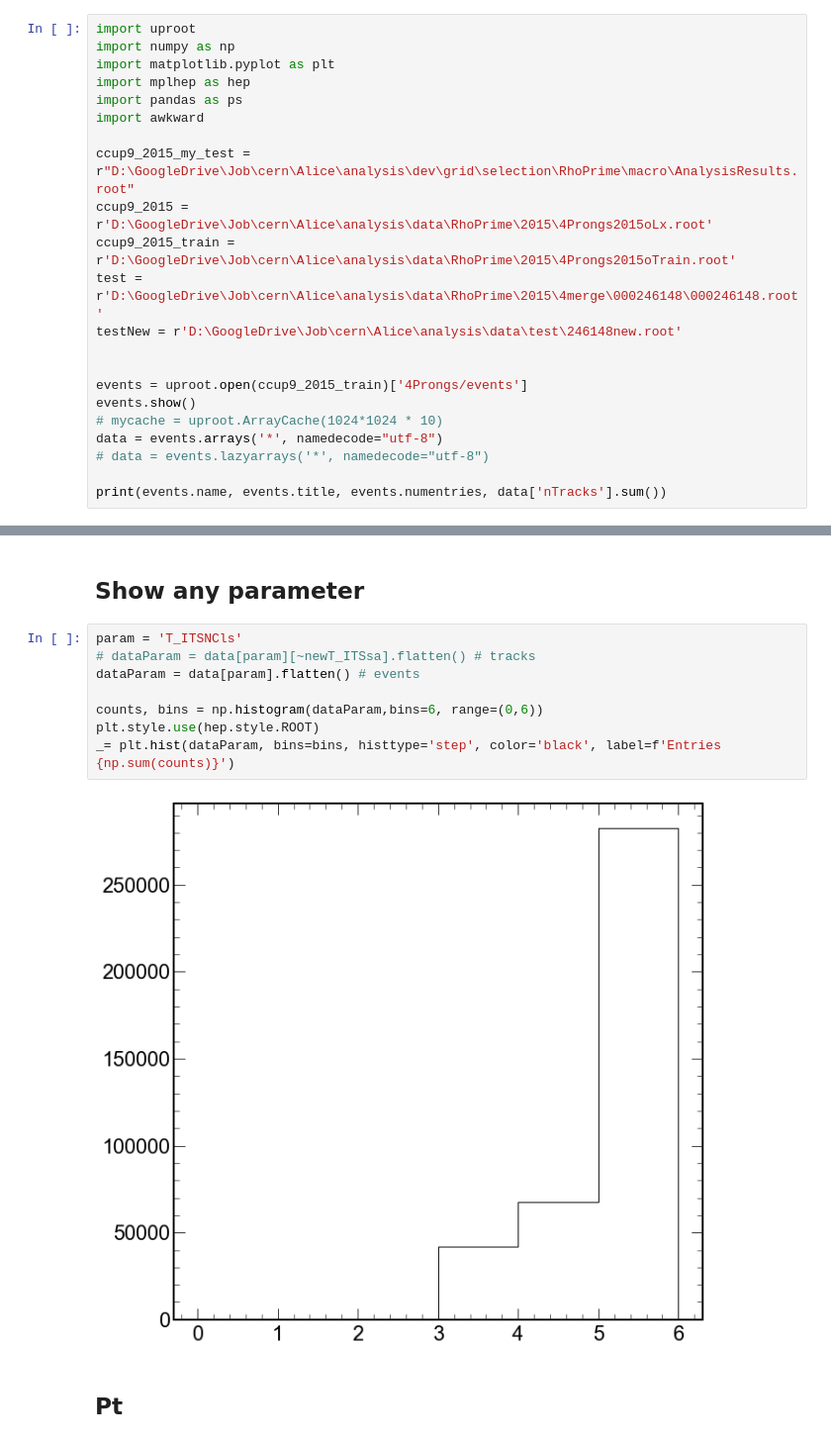
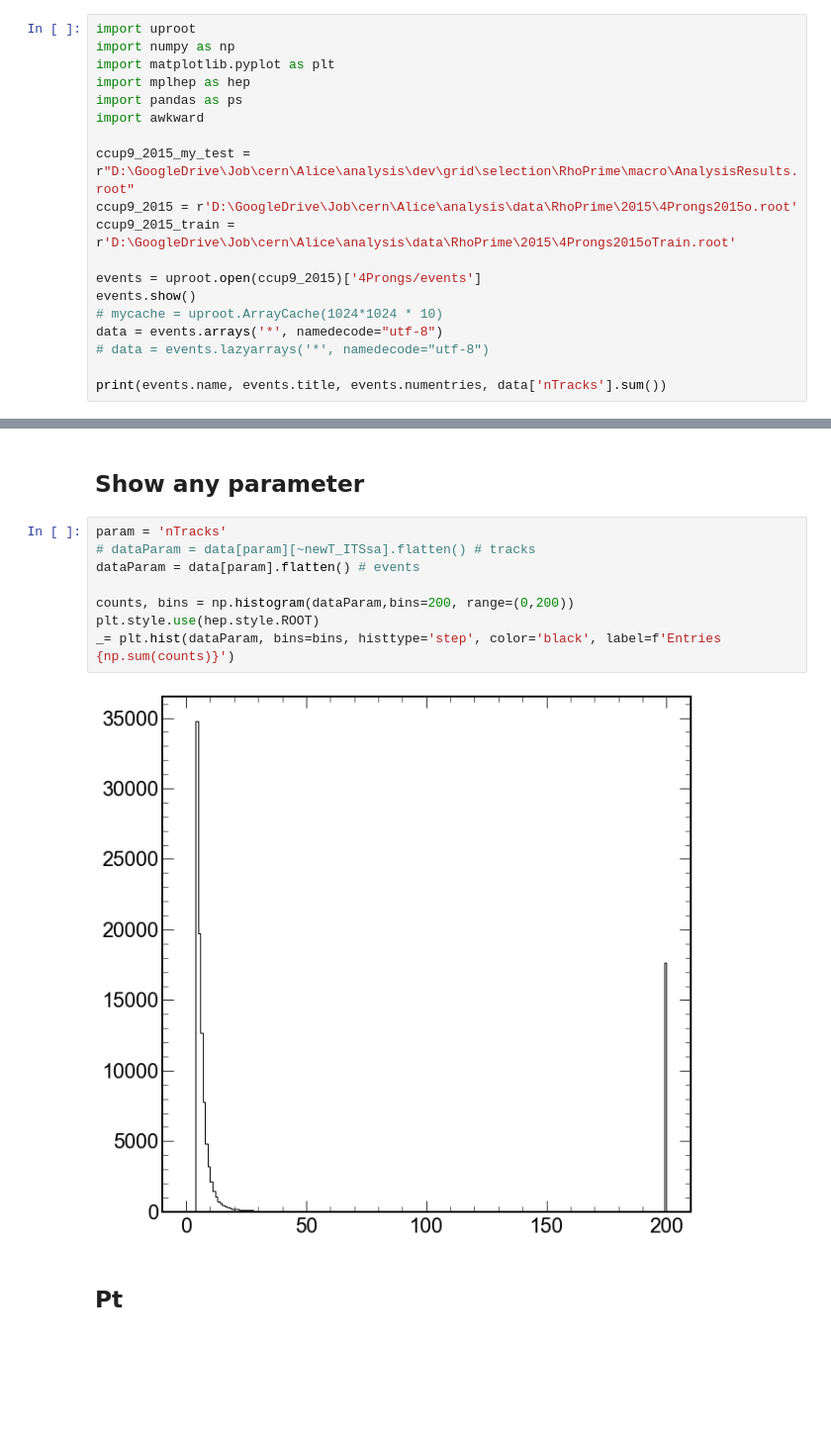
Before and after one commit to bdrum/cern-physics, a Jupyter notebook: notebooks/RhoPrime.ipynb, the cells around one changed output, grey strips where cells are left out. Shown at 99% size. Cells and saved outputs as stored; diff of their text form; blank space fills up the shorter version.

Commit message:
Resolve #15. Now the data is correct

```diff
--- a/notebooks/RhoPrime.ipynb
+++ b/notebooks/RhoPrime.ipynb
@@ -11,13 +11,10 @@ import pandas as ps
 import awkward
 
 ccup9_2015_my_test = r"D:\GoogleDrive\Job\cern\Alice\analysis\dev\grid\selection\RhoPrime\macro\AnalysisResults.root"
-ccup9_2015 = r'D:\GoogleDrive\Job\cern\Alice\analysis\data\RhoPrime\2015\4Prongs2015oLx.root'
+ccup9_2015 = r'D:\GoogleDrive\Job\cern\Alice\analysis\data\RhoPrime\2015\4Prongs2015o.root'
 ccup9_2015_train = r'D:\GoogleDrive\Job\cern\Alice\analysis\data\RhoPrime\2015\4Prongs2015oTrain.root'
-test = r'D:\GoogleDrive\Job\cern\Alice\analysis\data\RhoPrime\2015\4merge\000246148\000246148.root'
-testNew = r'D:\GoogleDrive\Job\cern\Alice\analysis\data\test\246148new.root'
 
-
-events = uproot.open(ccup9_2015_train)['4Prongs/events']
+events = uproot.open(ccup9_2015)['4Prongs/events']
 events.show()
 # mycache = uproot.ArrayCache(1024*1024 * 10)
 data = events.arrays('*', namedecode="utf-8")
@@ -186,15 +185,15 @@ _ = plt.hist(differences, bins=bins, histtype='step', color='black')
 # %% [markdown]
 ## Show any parameter
 # %%
-param = 'T_ITSNCls'
+param = 'nTracks'
 # dataParam = data[param][~newT_ITSsa].flatten() # tracks
 dataParam = data[param].flatten() # events
 
-counts, bins = np.histogram(dataParam,bins=6, range=(0,6))
+counts, bins = np.histogram(dataParam,bins=200, range=(0,200))
 plt.style.use(hep.style.ROOT)
 _= plt.hist(dataParam, bins=bins, histtype='step', color='black', label=f'Entries {np.sum(counts)}')
 # %% [output]
-[figure, old version]
+[figure, new version]
 # %% [markdown]
 ## Pt
 # %%
```
Also changed, not shown: parts of 19 cells of this notebook, 2 other files.
